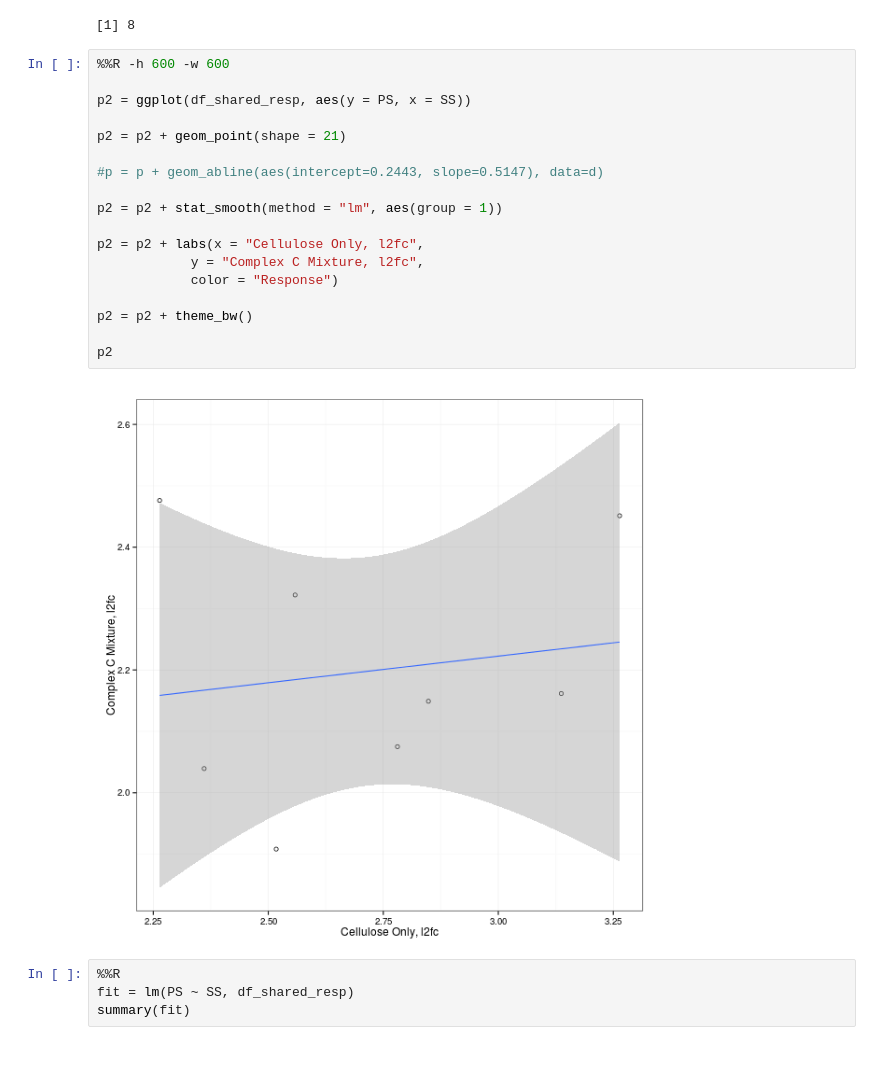
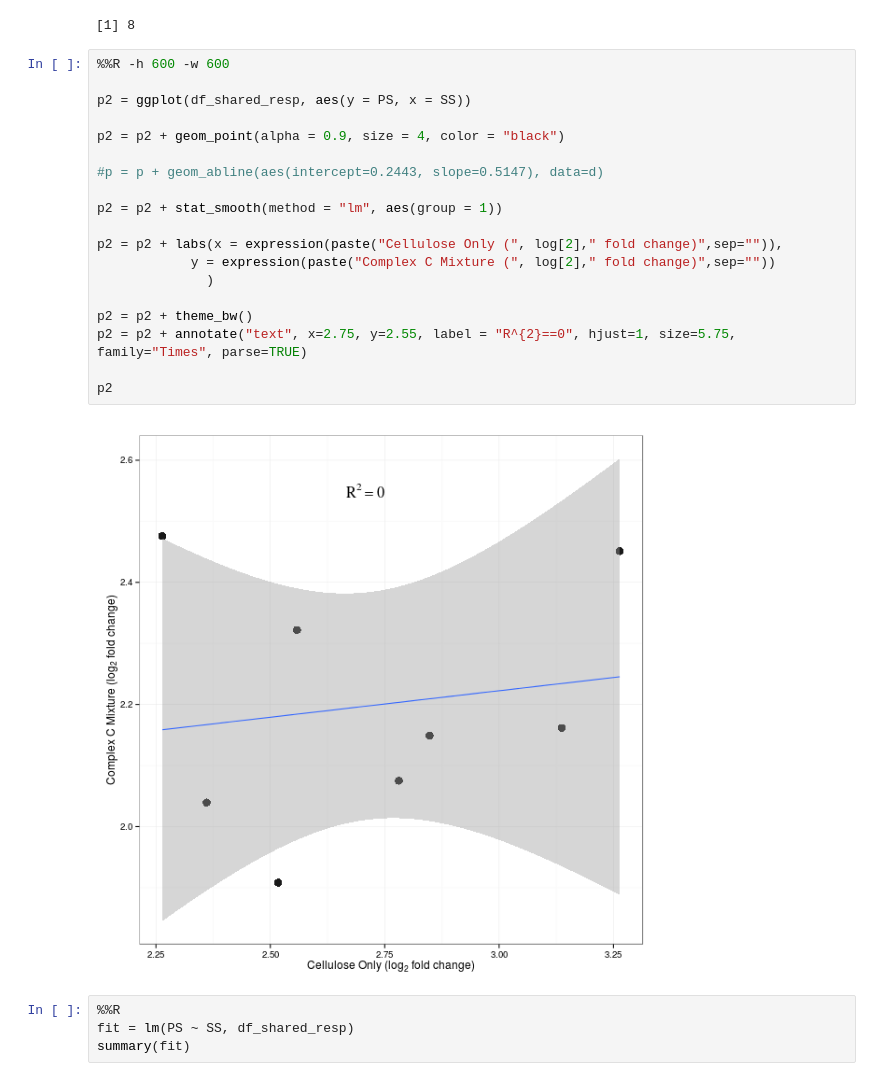
Before and after one commit to acampbellina/single_substrate, a Jupyter notebook: LinReg_only_respdrs.ipynb, the cells around one changed output. Saved outputs shown, nothing was run; the diff lists cells and outputs as text.

```diff
--- a/LinReg_only_respdrs.ipynb
+++ b/LinReg_only_respdrs.ipynb
@@ -229,23 +224,24 @@ nrow (df_shared_resp)
 # %%
 %%R -h 600 -w 600
 
 p2 = ggplot(df_shared_resp, aes(y = PS, x = SS))
 
-p2 = p2 + geom_point(shape = 21)
+p2 = p2 + geom_point(alpha = 0.9, size = 4, color = "black")
 
 #p = p + geom_abline(aes(intercept=0.2443, slope=0.5147), data=d)
 
 p2 = p2 + stat_smooth(method = "lm", aes(group = 1))
 
-p2 = p2 + labs(x = "Cellulose Only, l2fc",
-            y = "Complex C Mixture, l2fc",
-            color = "Response")
+p2 = p2 + labs(x = expression(paste("Cellulose Only (", log[2]," fold change)",sep="")),
+            y = expression(paste("Complex C Mixture (", log[2]," fold change)",sep=""))
+              )
 
 p2 = p2 + theme_bw()
+p2 = p2 + annotate("text", x=2.75, y=2.55, label = "R^{2}==0", hjust=1, size=5.75, family="Times", parse=TRUE)
 
 p2
 # %% [output]
-[figure, old version]
+[figure, new version]
 # %%
 %%R
 fit = lm(PS ~ SS, df_shared_resp)
```
Also changed, not shown: parts of 4 cells of this notebook, 13 other files.
